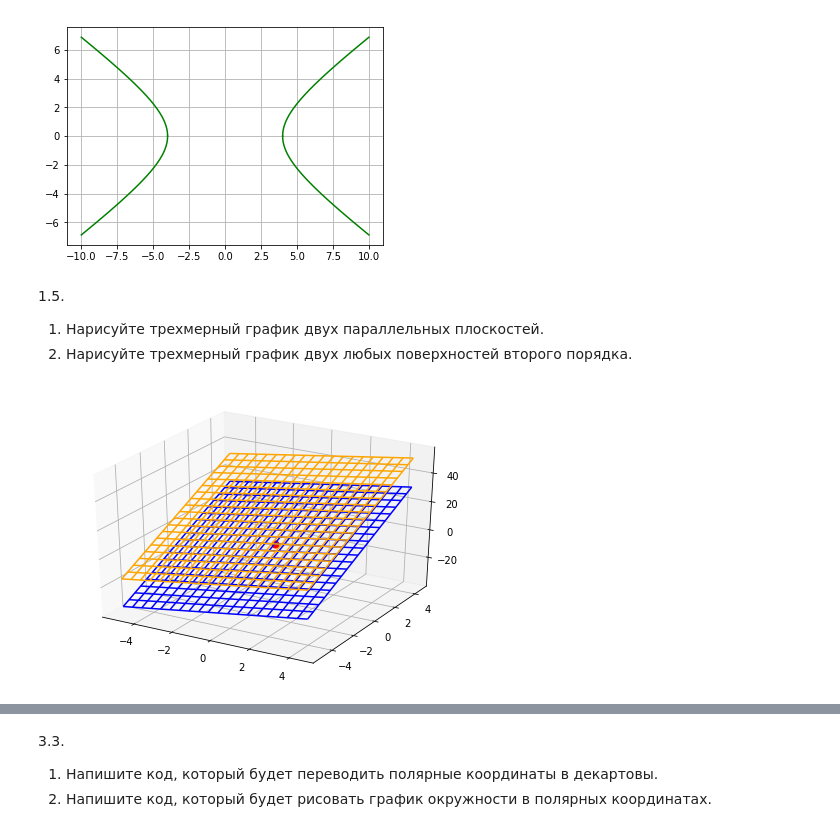
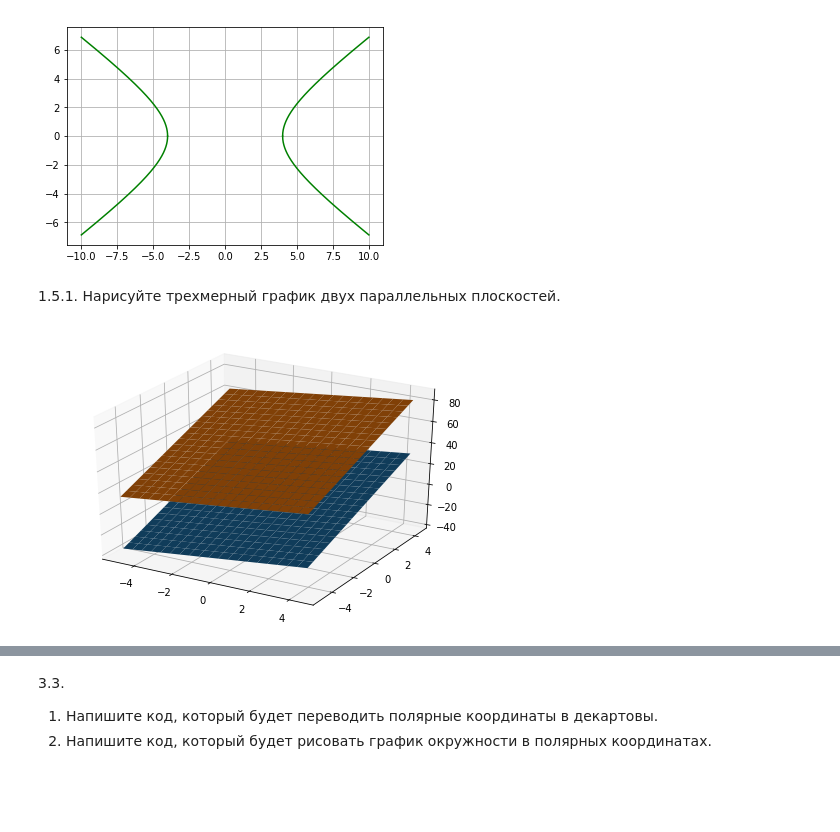
Before and after one commit to zirfuz/math, a Jupyter notebook: lesson_1.ipynb, the cells around one changed output, grey strips where cells are left out. Cells and saved outputs as stored; diff of their text form; code cells hidden in the pictures; blank space fills up the shorter version.

```diff
--- a/lesson_1.ipynb
+++ b/lesson_1.ipynb
@@ -55,22 +55,20 @@ plt.plot(x, y2, 'g');
 # %% [output]
 [figure]
 # %% [markdown]
-1.5.
-  1) Нарисуйте трехмерный график двух параллельных плоскостей.
-  2) Нарисуйте трехмерный график двух любых поверхностей второго порядка.
+1.5.1. Нарисуйте трехмерный график двух параллельных плоскостей.
 # %%
 from pylab import *
 from mpl_toolkits.mplot3d import Axes3D
 # %%
 fig = figure()
 ax = Axes3D(fig)
 X = np.arange(-5, 5, 0.5)
 Y = np.arange(-5, 5, 0.5)
 X, Y = np.meshgrid(X, Y)
 Z1 = 2*X + 5*Y
-Z2 = 2*X + 5*Y + 20
-ax.plot_wireframe(X, Y, Z1, color='blue')
-ax.plot_wireframe(X, Y, Z2, color='orange')
+Z2 = 2*X + 5*Y + 50
+ax.plot_surface(X, Y, Z1)
+ax.plot_surface(X, Y, Z2)
 ax.scatter(0,0,0,'z',50,'red');
 # %% [output]
-[figure, old version]
+[figure, new version]
```
Also changed, not shown: parts of 8 cells of this notebook.
